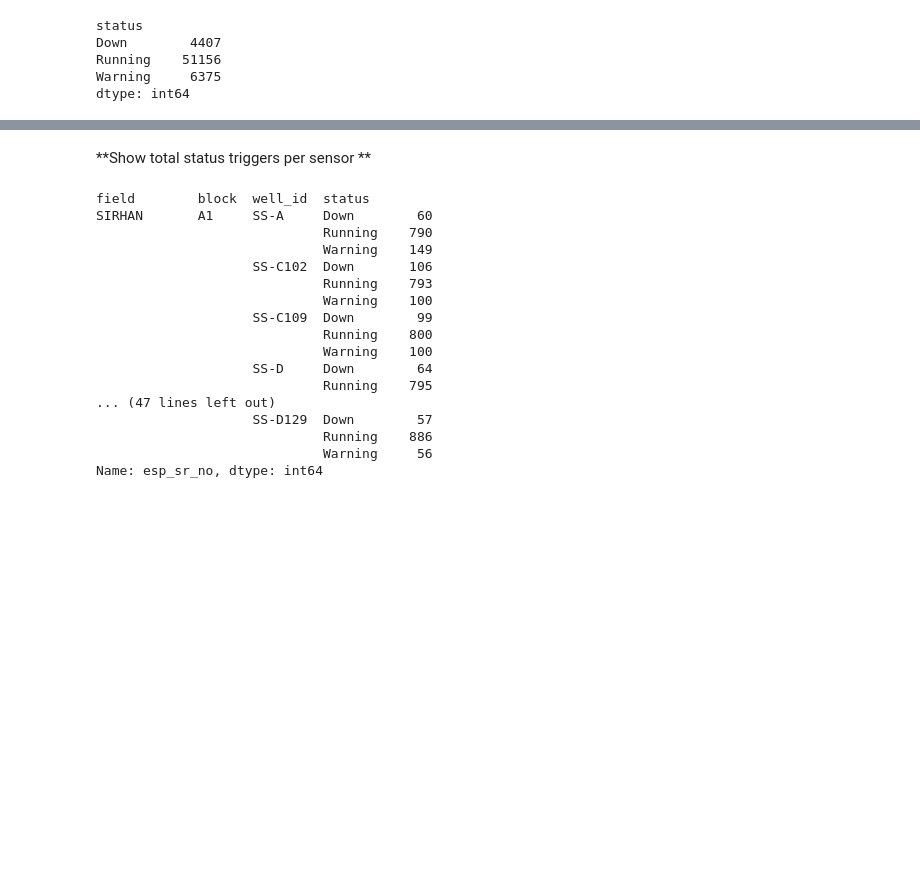
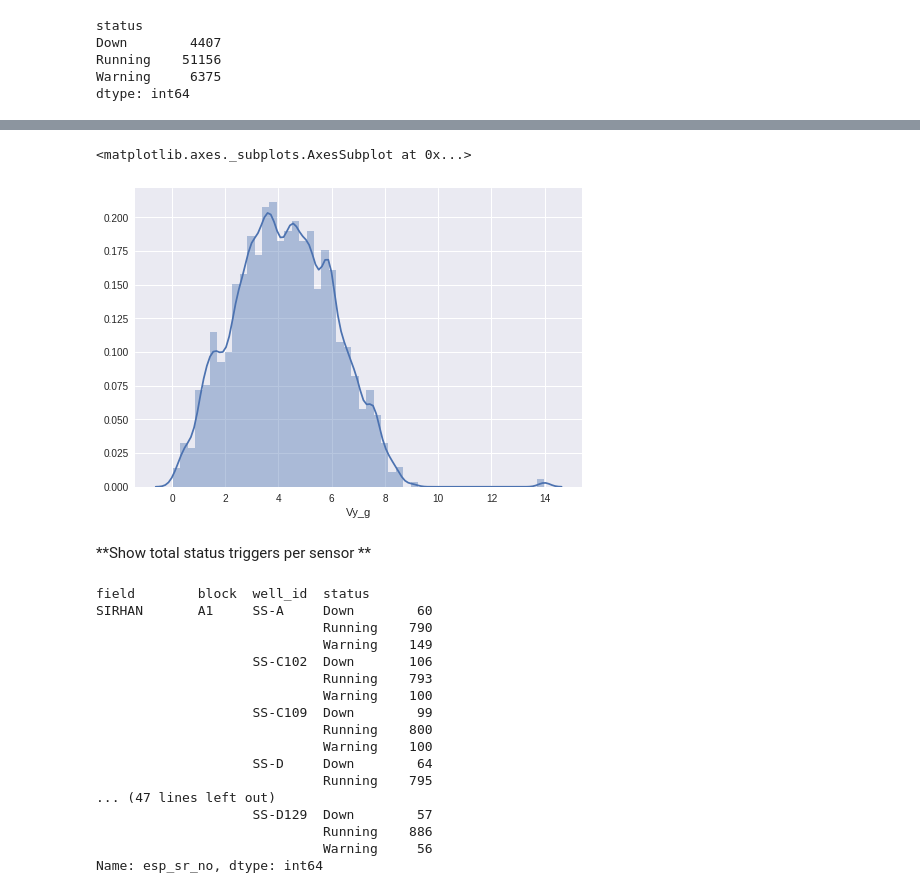
Before and after one commit to Mario0Rojas/machine-learning, a Jupyter notebook: projects/Project - Oil & Gas.ipynb, the cells around one changed output, grey strips where cells are left out. Saved outputs shown, nothing was run; the diff lists cells and outputs as text; code cells hidden in the pictures; blank space fills up the shorter version.

```diff
--- a/projects/Project - Oil & Gas.ipynb
+++ b/projects/Project - Oil & Gas.ipynb
@@ -165,3 +170,8 @@ memory usage: 12.3+ MB
+# %%
+sns.distplot(np.sqrt(wells_df.Vy_g))
+# %% [output]
+<matplotlib.axes._subplots.AxesSubplot at 0x...>
+[figure, added]
 # %% [markdown]
 **Show total status triggers per sensor **
 # %%
```
Also changed, not shown: parts of 10 cells of this notebook, 1 other file.
